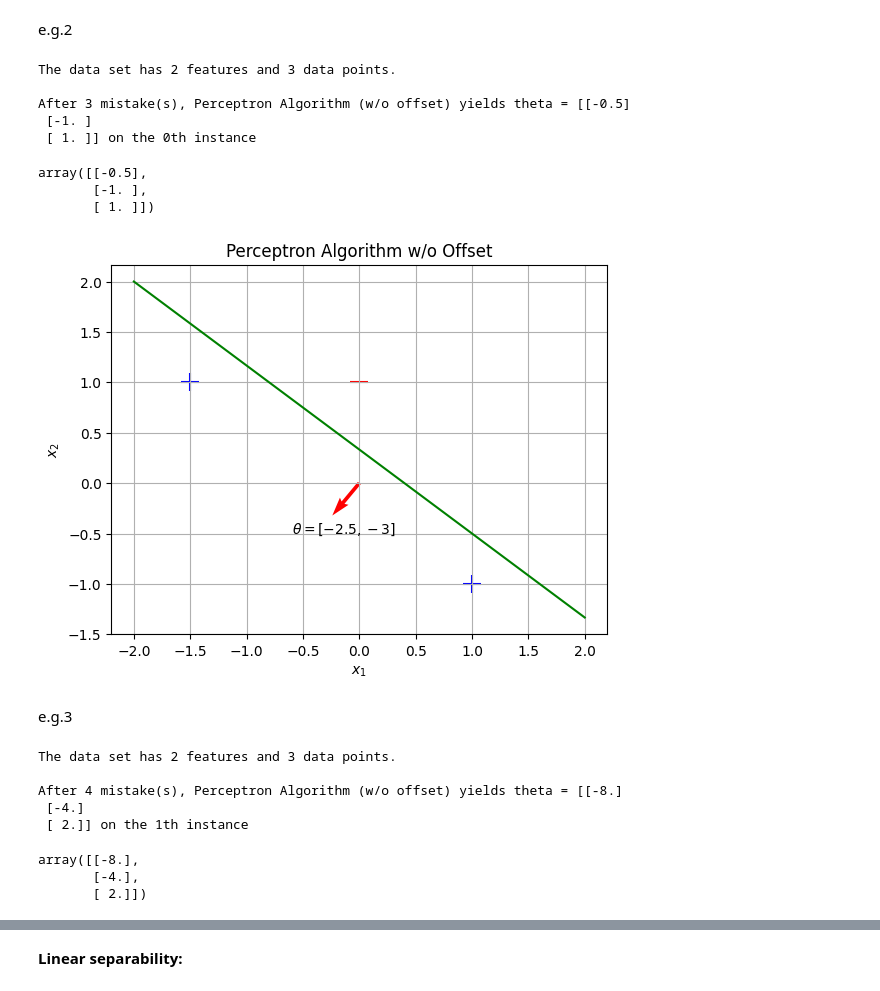
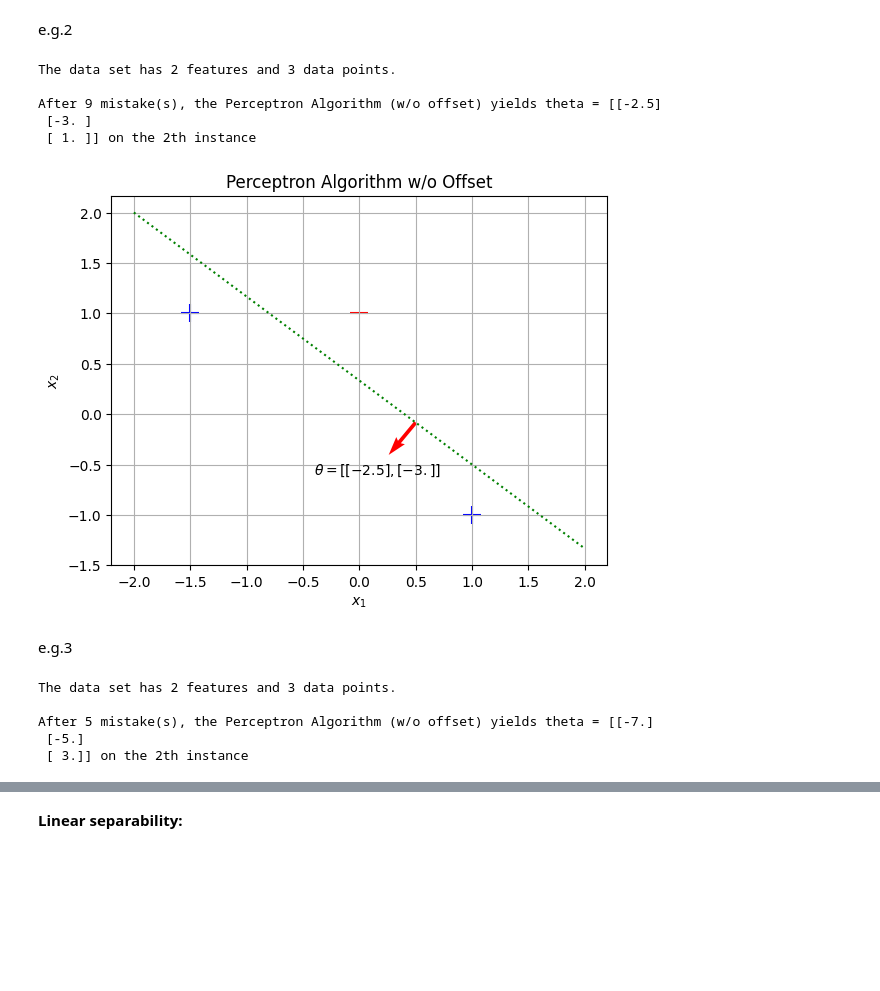
Before and after one commit to pquynhvu/ML, a Jupyter notebook: demo/perceptrons.ipynb, the cells around one changed output, grey strips where cells are left out. Cells and saved outputs as stored; diff of their text form; code cells hidden in the pictures; blank space fills up the shorter version.

```diff
--- a/demo/perceptrons.ipynb
+++ b/demo/perceptrons.ipynb
@@ -117,31 +110,28 @@ y = np.array([[1],[-1],[1]])
 df = pd.DataFrame(X, columns=['x1','x2'])
 df = df.assign(y = y)
 
-perceptron_through_origin(X, y, 100)
+theta=perceptron_through_origin(X, y, 100)
 # %% [output]
 The data set has 2 features and 3 data points.
 
-After 3 mistake(s), Perceptron Algorithm (w/o offset) yields theta = [[-0.5]
- [-1. ]
- [ 1. ]] on the 0th instance
+After 9 mistake(s), the Perceptron Algorithm (w/o offset) yields theta = [[-2.5]
+ [-3. ]
+ [ 1. ]] on the 2th instance
-array([[-0.5],
-       [-1. ],
-       [ 1. ]])
 # %%
 plt.scatter(df[df['y']==1]['x1'], df[df['y']==1]['x2'], marker='+', s=150, c='b')
 plt.scatter(df[df['y']==-1]['x1'], df[df['y']==-1]['x2'], marker='_', s=150, c='r')
-plt.plot(np.linspace(-2, 2, num=10),  (1/3)*(1 - 2.5*np.linspace(-2, 2, num=10)), 'g')
 plt.title('Perceptron Algorithm w/o Offset')
 plt.xlabel('$x_{1}$')
 plt.ylabel('$x_{2}$')
 
-plt.quiver(0, 0, -2.5, -3, color='r', units='xy', scale=10)
-plt.text(-0.6, -0.5, '$\\theta = [-2.5,-3]$')
+plt.plot(np.linspace(-2, 2, num=10), (-theta[2]-theta[0]*np.linspace(-2, 2, num=10))/theta[1], 'g:')
+plt.quiver(0.5, (- theta[2] - theta[0]*0.5)/theta[1], theta[0], theta[1], color='r', units='xy', scale=10)
+plt.text(-0.4, -0.6, '$\\theta = [{},{}]$'.format(theta[0],theta[1], theta[2]))
 
 plt.grid()
 plt.show()
 # %% [output]
-[figure, old version]
+[figure, new version]
 # %% [markdown]
 e.g.3
 # %%
@@ -151,16 +141,13 @@ y = np.array([[1],[-1],[1]])
 df = pd.DataFrame(X, columns=['x1','x2'])
 df = df.assign(y = y)
 
-perceptron_through_origin(X, y, 100)
+theta=perceptron_through_origin(X, y, 100)
 # %% [output]
 The data set has 2 features and 3 data points.
 
-After 4 mistake(s), Perceptron Algorithm (w/o offset) yields theta = [[-8.]
- [-4.]
- [ 2.]] on the 1th instance
+After 5 mistake(s), the Perceptron Algorithm (w/o offset) yields theta = [[-7.]
+ [-5.]
+ [ 3.]] on the 2th instance
-array([[-8.],
-       [-4.],
-       [ 2.]])
 # %%
 plt.scatter(df[df['y']==1]['x1'], df[df['y']==1]['x2'], marker='+', s=150, c='b')
 plt.scatter(df[df['y']==-1]['x1'], df[df['y']==-1]['x2'], marker='_', s=150, c='r')
```
Also changed, not shown: parts of 9 cells of this notebook, 2 other files.
